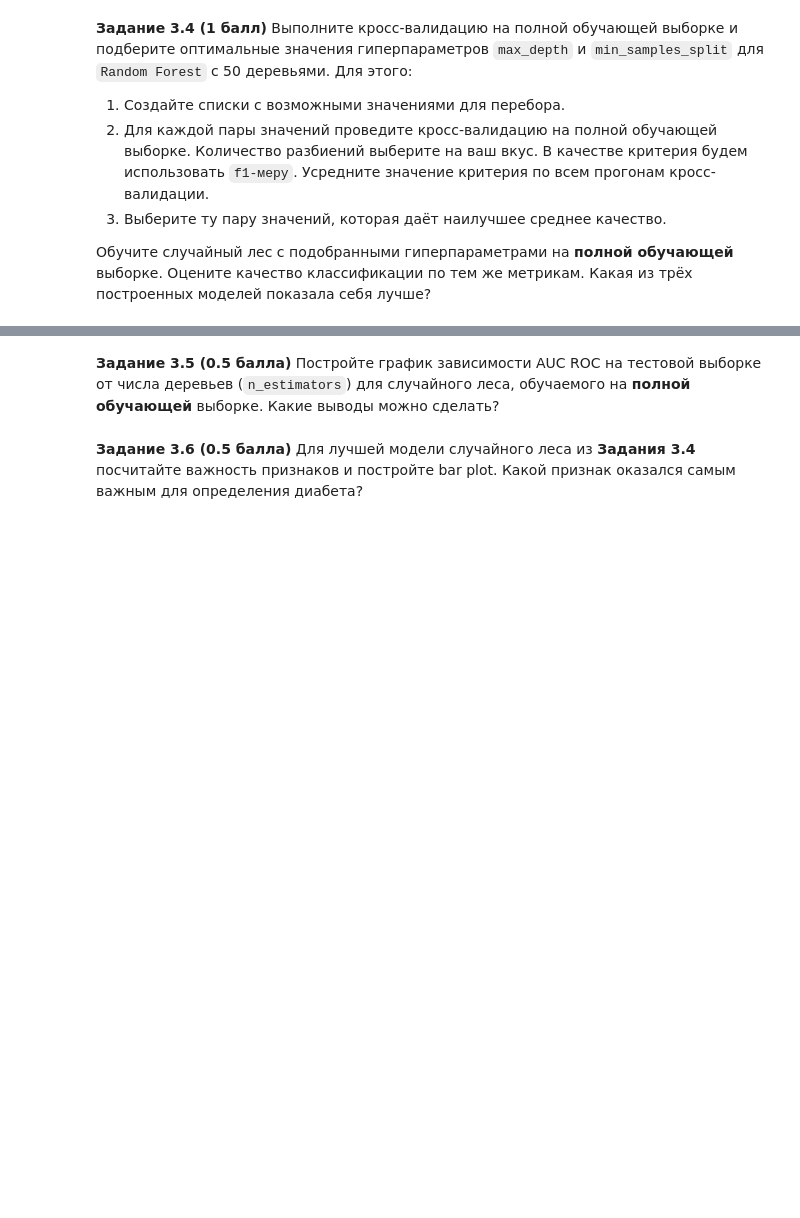
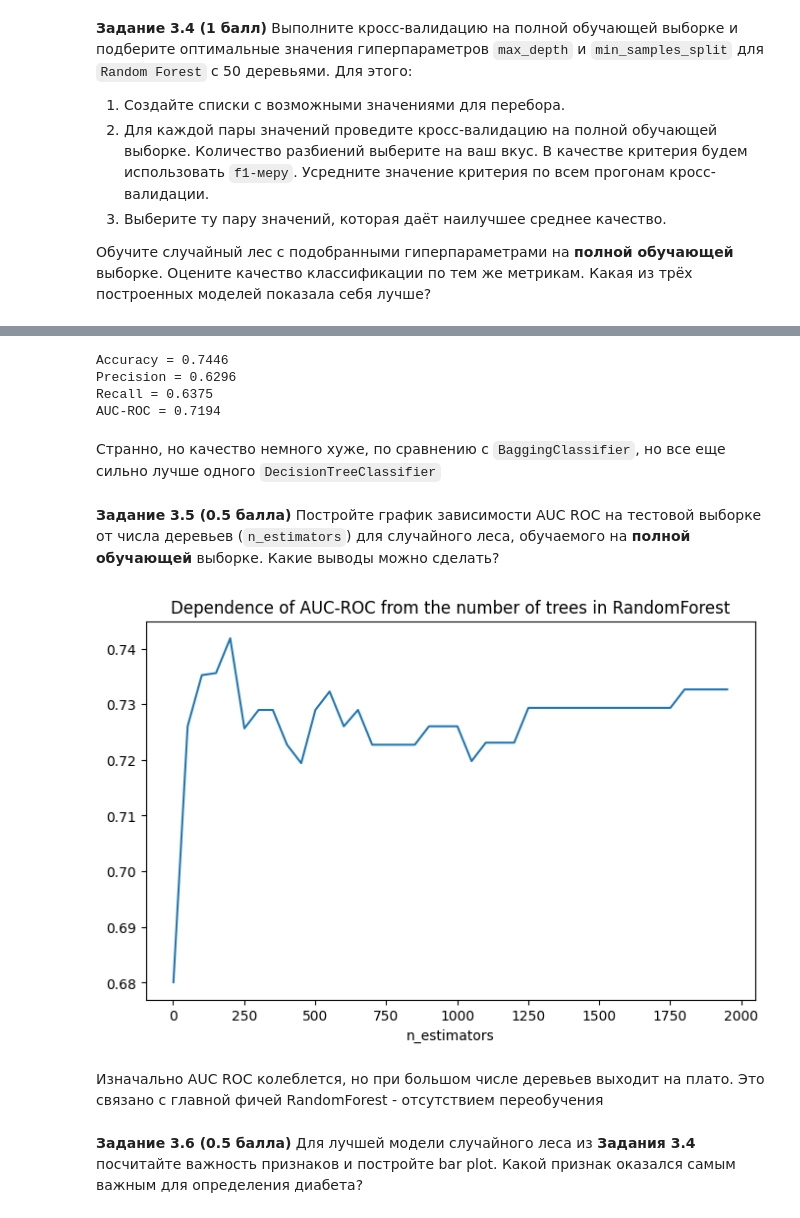
Before and after one commit to vctriusss/iad-ds-homeworks, a Jupyter notebook: hw07-trees-rf.ipynb, the cells around one changed output, grey strips where cells are left out. Cells and saved outputs as stored; diff of their text form; code cells hidden in the pictures; blank space fills up the shorter version.

```diff
--- a/hw07-trees-rf.ipynb
+++ b/hw07-trees-rf.ipynb
@@ -438,0 +666,5 @@ plt.show()
+# %%
+bag_clf = BaggingClassifier(DecisionTreeClassifier(max_depth=6, min_samples_leaf=8), n_estimators=50,
+                            random_state=42, n_jobs=4)
+
+bag_clf.fit(X_train, y_train);
@@ -448,0 +694,11 @@ plt.show()
+# %%
+from sklearn.model_selection import GridSearchCV
+
+params={'max_depth': [2, 4, 6, 8, 10], 'min_samples_split': [1, 4, 8, 12, 16]}
+
+grid = GridSearchCV(RandomForestClassifier(50, random_state=42),
+                    params,
+                    scoring='f1',
+                    n_jobs=4)
+
+grid.fit(X_train, y_train);
@@ -449,2 +714,13 @@ plt.show()
+# %%
+pred = grid.best_estimator_.predict(X_test)
+
+show_scores(y_test, pred)
+# %% [output]
+Accuracy = 0.7446
+Precision = 0.6296
+Recall = 0.6375
+AUC-ROC = 0.7194
+# %% [markdown]
+Странно, но качество немного хуже, по сравнению с `BaggingClassifier`, но все еще сильно лучше одного `DecisionTreeClassifier`
 # %% [markdown]
 **Задание 3.5 (0.5 балла)** Постройте график зависимости AUC ROC на тестовой выборке от числа деревьев (`n_estimators`) для случайного леса, обучаемого на **полной обучающей** выборке. Какие выводы можно сделать?
@@ -453,2 +727,24 @@ plt.show()
+# %%
+roc_aucs = []
+n_estimators = np.arange(1, 2000, 50)
+
+for n in n_estimators:
+    clf = RandomForestClassifier(n, max_depth=10, min_samples_split=12,
+                                 random_state=42, n_jobs=4)
+    pred = clf.fit(X_train, y_train).predict(X_test)
+    roc_aucs.append(roc_auc_score(y_test, pred))
+# %%
+plt.figure(figsize=(8, 5))
+plt.title('Dependence of AUC-ROC from the number of trees in RandomForest')
+
+plt.plot(n_estimators, roc_aucs)
+plt.xlabel('n_estimators')
+# plt.ylim((0.5, 1))
+
+plt.show()
+# %% [output]
+[figure, added]
+# %% [markdown]
+Изначально AUC ROC колеблется, но при большом числе деревьев выходит на плато. Это связано с главной фичей RandomForest - отсутствием переобучения
 # %% [markdown]
 **Задание 3.6 (0.5 балла)** Для лучшей модели случайного леса из **Задания 3.4** посчитайте важность признаков и постройте bar plot. Какой признак оказался самым важным для определения диабета?
```
Also changed, not shown: parts of 69 cells of this notebook, 1 other file.
